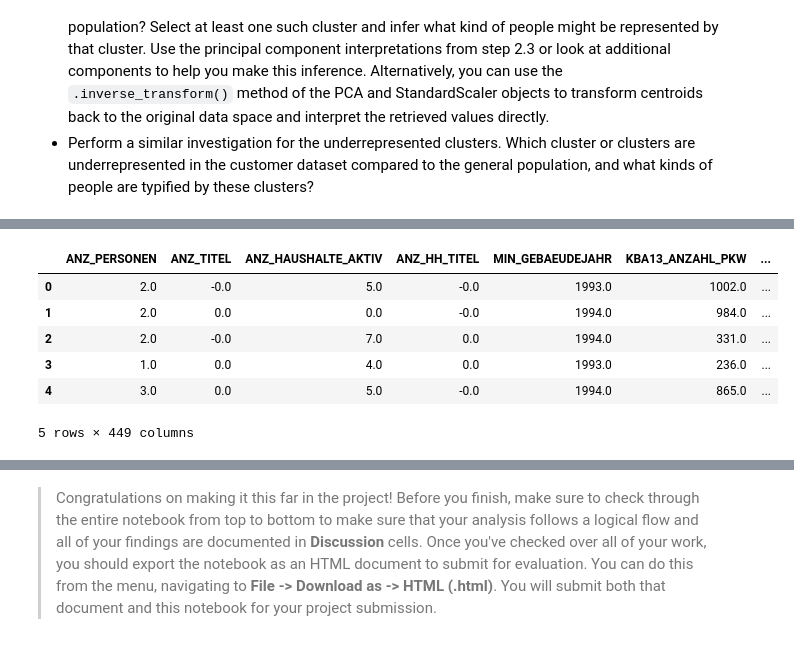
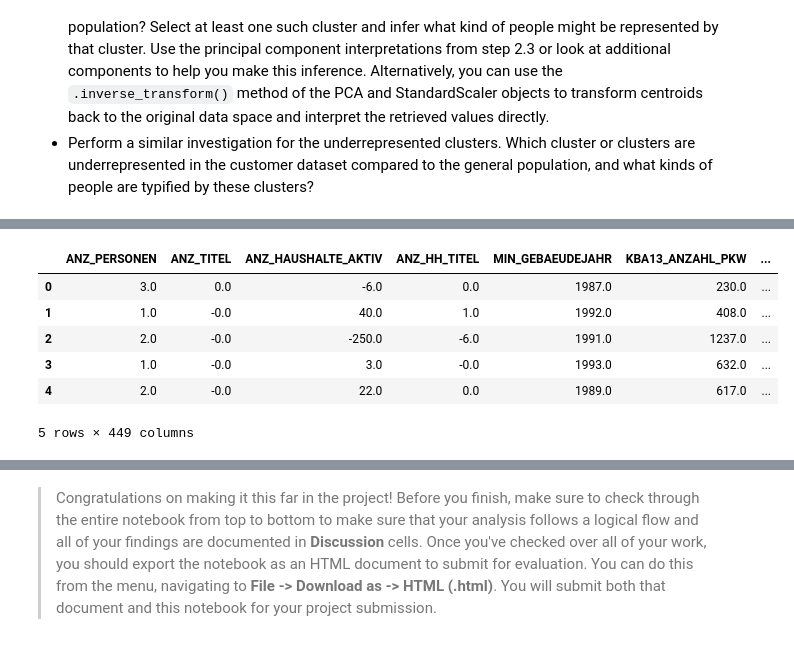
Before and after one commit to Mdhvince/Customer_Segmentation, a Jupyter notebook: Identify_Customer_Segments.ipynb, the cells around one changed output, grey strips where cells are left out. Drawn from its saved outputs; the diff is of its cells as text; code cells hidden in the pictures.

```diff
--- a/Identify_Customer_Segments.ipynb
+++ b/Identify_Customer_Segments.ipynb
@@ -837,14 +804,14 @@ population_list = []
 customers_list = []
 x = [i for i in range(14)]
 for i in range(14):
-    population_list.append((pop_result == i).sum()/len(pop_result))
-    customers_list.append((cust_result == i).sum()/len(cust_result))
+    population_list.append(np.sum((pop_result == i))/len(pop_result))
+    customers_list.append(np.sum((cust_result == i))/len(cust_result))
 
 
 df = pd.DataFrame({'cluster' : x, 'population' : population_list, 'customers':customers_list})
 
 #ax = sns.countplot(x='index', y = df_general['prop_1', 'prop_2'], data=df_general )
-df.plot(x='cluster', y = ['population', 'customers'], kind='bar', figsize=(20,10))
-plt.ylabel('proportion of persons in each cluster')
+df.plot(x='cluster', y = ['population', 'customers'], kind='bar', figsize=(20,6))
+plt.ylabel('percentage of persons in each cluster')
 plt.show()
 # %% [output]
@@ -852,20 +819,20 @@ plt.show()
 # %%
 # What kinds of people are part of a cluster that is overrepresented in the
 # customer data compared to the general population?
 
 def find_it(type_client=0):
     data = scaler.inverse_transform(pca.inverse_transform(transformed_customer[np.where(cust_result == type_client)])).round()
-    df = pd.DataFrame(data=data, columns=customers.columns)
+    df = pd.DataFrame(data=data, columns=azdias_nomissing.columns)
     return df
 
-find_it(13).head()
+find_it(11).head()
 # %% [output]
 |  | ANZ_PERSONEN | ANZ_TITEL | ANZ_HAUSHALTE_AKTIV | ANZ_HH_TITEL | MIN_GEBAEUDEJAHR | KBA13_ANZAHL_PKW | ... |
-| 0 | 2.0 | -0.0 | 5.0 | -0.0 | 1993.0 | 1002.0 | ... |
-| 1 | 2.0 | 0.0 | 0.0 | -0.0 | 1994.0 | 984.0 | ... |
-| 2 | 2.0 | -0.0 | 7.0 | 0.0 | 1994.0 | 331.0 | ... |
-| 3 | 1.0 | 0.0 | 4.0 | 0.0 | 1993.0 | 236.0 | ... |
-| 4 | 3.0 | 0.0 | 5.0 | -0.0 | 1994.0 | 865.0 | ... |
+| 0 | 3.0 | 0.0 | -6.0 | 0.0 | 1987.0 | 230.0 | ... |
+| 1 | 1.0 | -0.0 | 40.0 | 1.0 | 1992.0 | 408.0 | ... |
+| 2 | 2.0 | -0.0 | -250.0 | -6.0 | 1991.0 | 1237.0 | ... |
+| 3 | 1.0 | -0.0 | 3.0 | -0.0 | 1993.0 | 632.0 | ... |
+| 4 | 2.0 | -0.0 | 22.0 | 0.0 | 1989.0 | 617.0 | ... |
 5 rows × 449 columns
 # %%
 # What kinds of people are part of a cluster that is underrepresented in the
```
Also changed, not shown: parts of 15 cells of this notebook.
